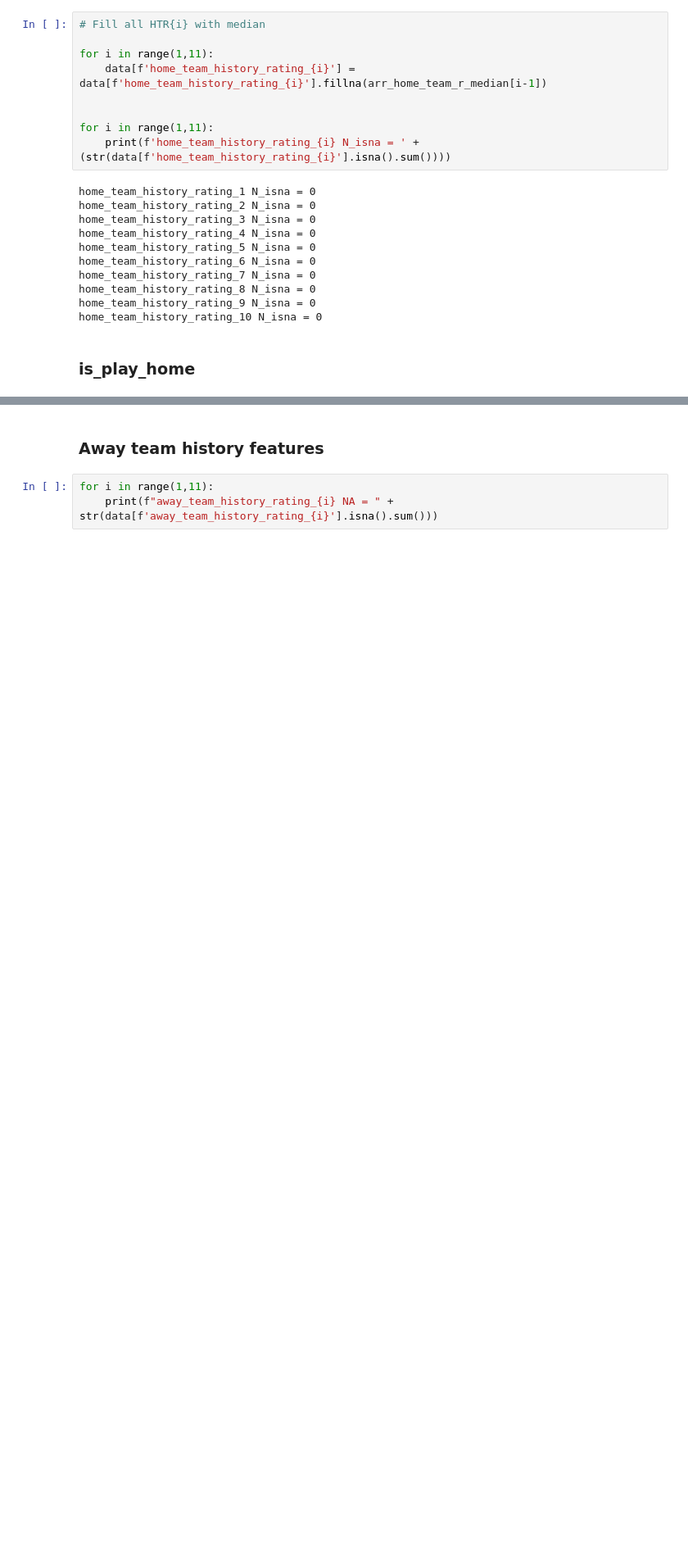
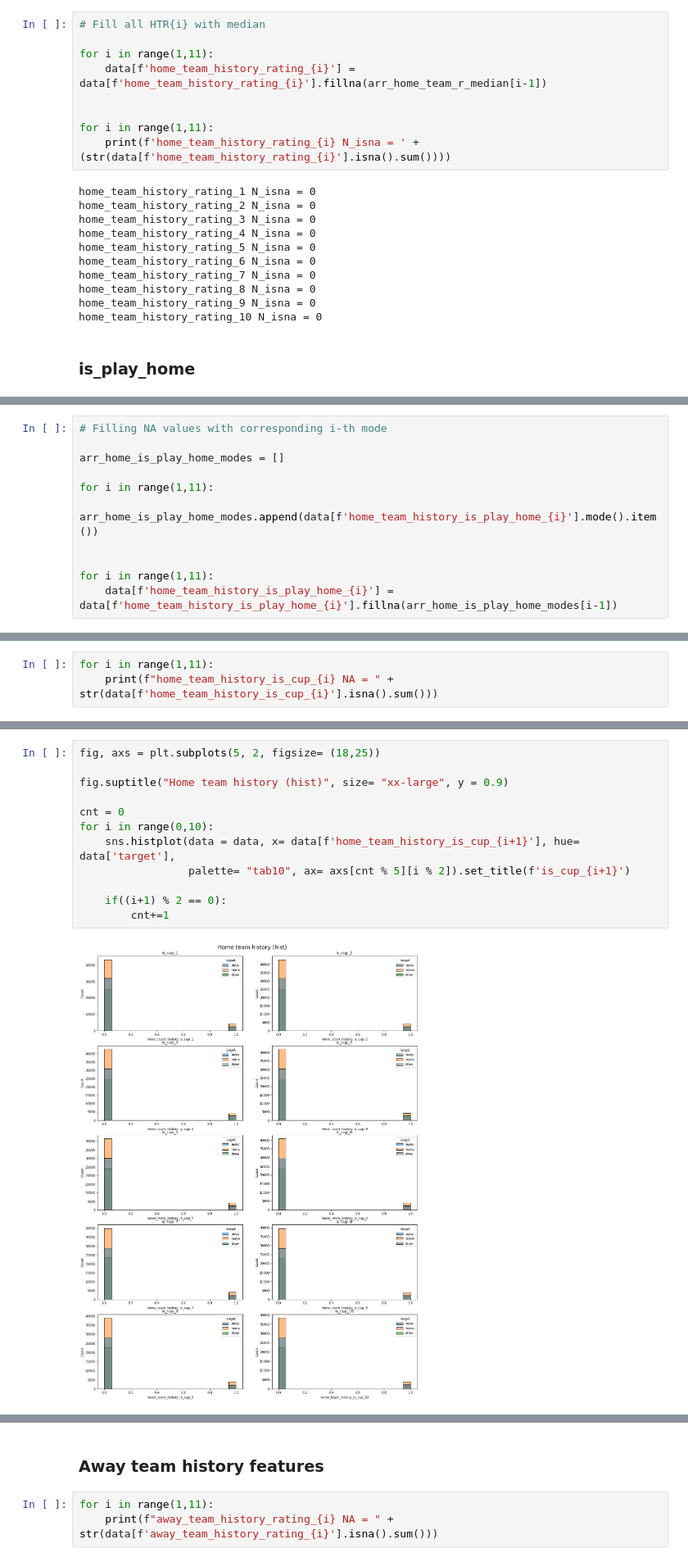
Before and after one commit to ivanshin/-KAGGLE-Football-Match-Probability-Prediction, a Jupyter notebook: vis_analyze.ipynb, the cells around one changed output, grey strips where cells are left out. Shown at 82% size. Drawn from its saved outputs; the diff is of its cells as text; blank space fills up the shorter version.

Commit message:
home_is_cup started (TODO: fill NA vals)

```diff
--- a/vis_analyze.ipynb
+++ b/vis_analyze.ipynb
@@ -175,0 +178,11 @@ for i in range(0,10):
+# %%
+# Filling NA values with corresponding i-th mode
+
+arr_home_is_play_home_modes = []
+
+for i in range(1,11):
+    arr_home_is_play_home_modes.append(data[f'home_team_history_is_play_home_{i}'].mode().item())
+
+
+for i in range(1,11):
+    data[f'home_team_history_is_play_home_{i}'] = data[f'home_team_history_is_play_home_{i}'].fillna(arr_home_is_play_home_modes[i-1])
@@ -175,0 +191,3 @@ for i in range(0,10):
+# %%
+for i in range(1,11):
+    print(f"home_team_history_is_cup_{i} NA = " + str(data[f'home_team_history_is_cup_{i}'].isna().sum()))
@@ -175,0 +205,14 @@ for i in range(0,10):
+# %%
+fig, axs = plt.subplots(5, 2, figsize= (18,25))
+
+fig.suptitle("Home team history (hist)", size= "xx-large", y = 0.9)
+
+cnt = 0
+for i in range(0,10):
+    sns.histplot(data = data, x= data[f'home_team_history_is_cup_{i+1}'], hue= data['target'],
+                 palette= "tab10", ax= axs[cnt % 5][i % 2]).set_title(f'is_cup_{i+1}')
+
+    if((i+1) % 2 == 0):
+        cnt+=1
+# %% [output]
+[figure, added]
```
Also changed, not shown: parts of 8 cells of this notebook.
